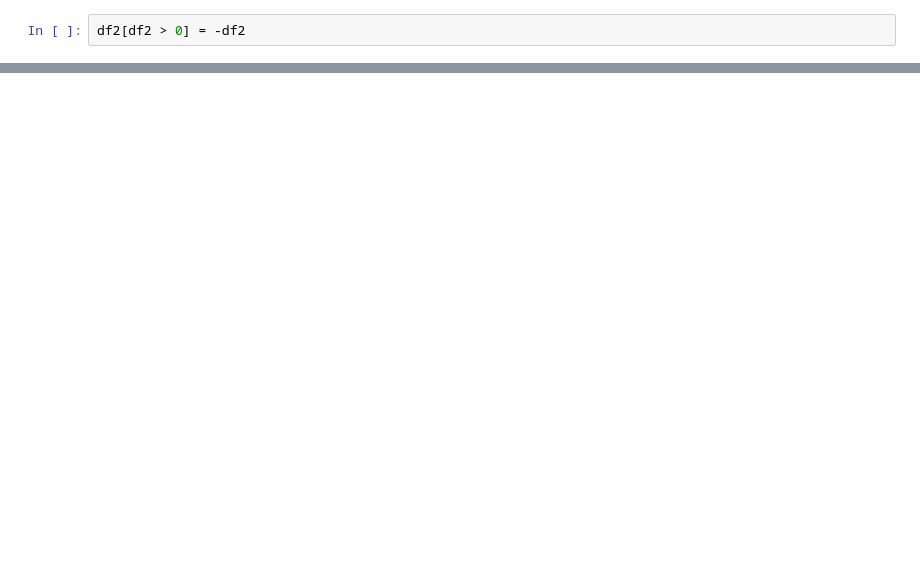
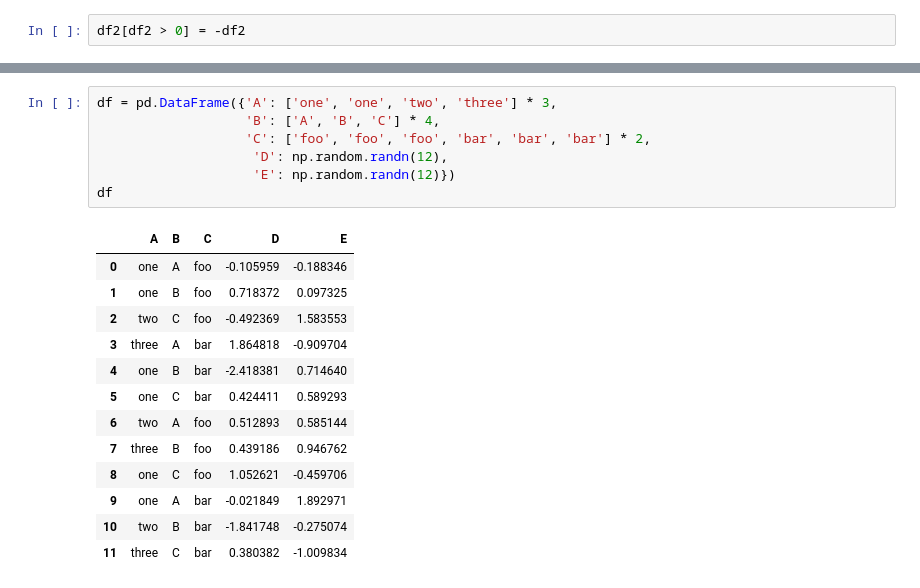
Before and after one commit to misterio33/Learning, a Jupyter notebook: ML_Cource/Lesson_1_pandas/10_minutes_to_pandas.ipynb, the cells around one changed output, grey strips where cells are left out. Cells and saved outputs as stored; diff of their text form; blank space fills up the shorter version.

```diff
--- a/ML_Cource/Lesson_1_pandas/10_minutes_to_pandas.ipynb
+++ b/ML_Cource/Lesson_1_pandas/10_minutes_to_pandas.ipynb
@@ -362,0 +634,21 @@ df2
+# %%
+df = pd.DataFrame({'A': ['one', 'one', 'two', 'three'] * 3,
+                   'B': ['A', 'B', 'C'] * 4,
+                   'C': ['foo', 'foo', 'foo', 'bar', 'bar', 'bar'] * 2,
+                    'D': np.random.randn(12),
+                    'E': np.random.randn(12)})
+df
+# %% [output]
+|  | A | B | C | D | E |
+| 0 | one | A | foo | -0.105959 | -0.188346 |
+| 1 | one | B | foo | 0.718372 | 0.097325 |
+| 2 | two | C | foo | -0.492369 | 1.583553 |
+| 3 | three | A | bar | 1.864818 | -0.909704 |
+| 4 | one | B | bar | -2.418381 | 0.714640 |
+| 5 | one | C | bar | 0.424411 | 0.589293 |
+| 6 | two | A | foo | 0.512893 | 0.585144 |
+| 7 | three | B | foo | 0.439186 | 0.946762 |
+| 8 | one | C | foo | 1.052621 | -0.459706 |
+| 9 | one | A | bar | -0.021849 | 1.892971 |
+| 10 | two | B | bar | -1.841748 | -0.275074 |
+| 11 | three | C | bar | 0.380382 | -1.009834 |
```
Also changed, not shown: parts of 60 cells of this notebook.
